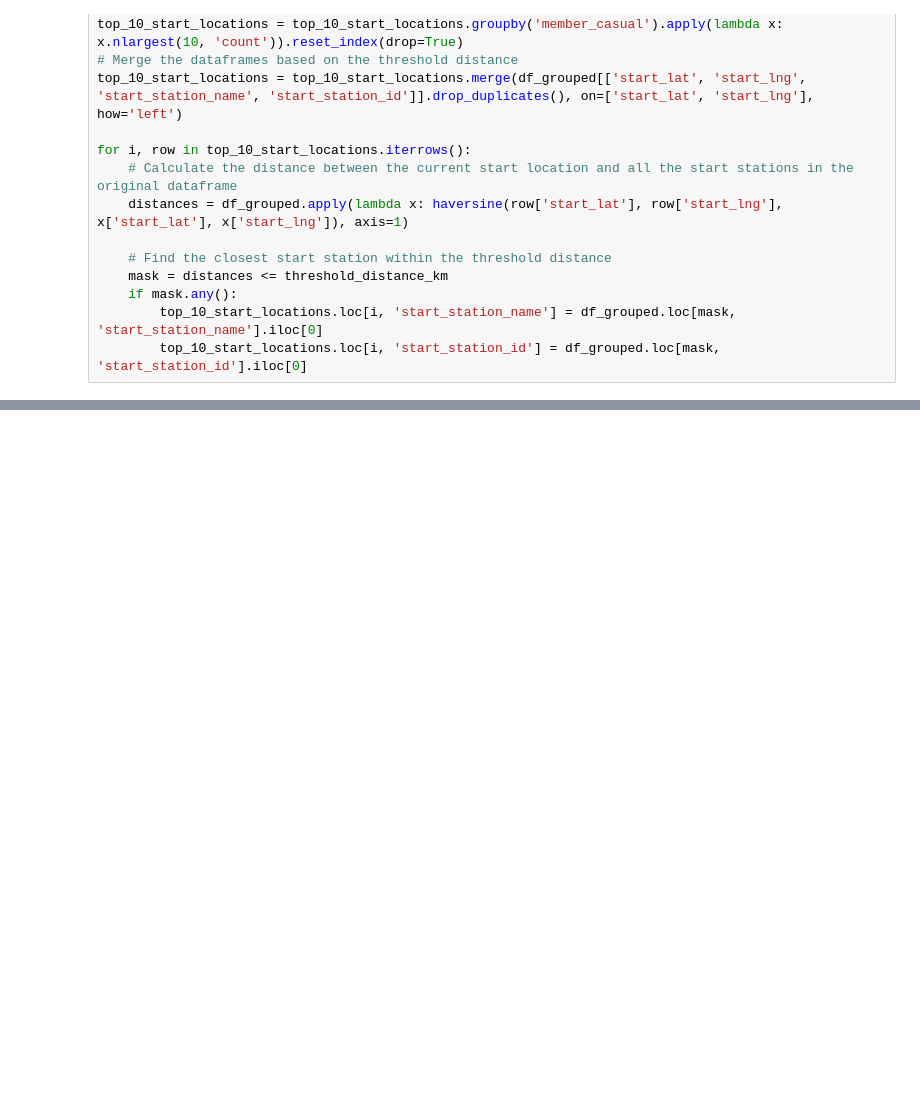
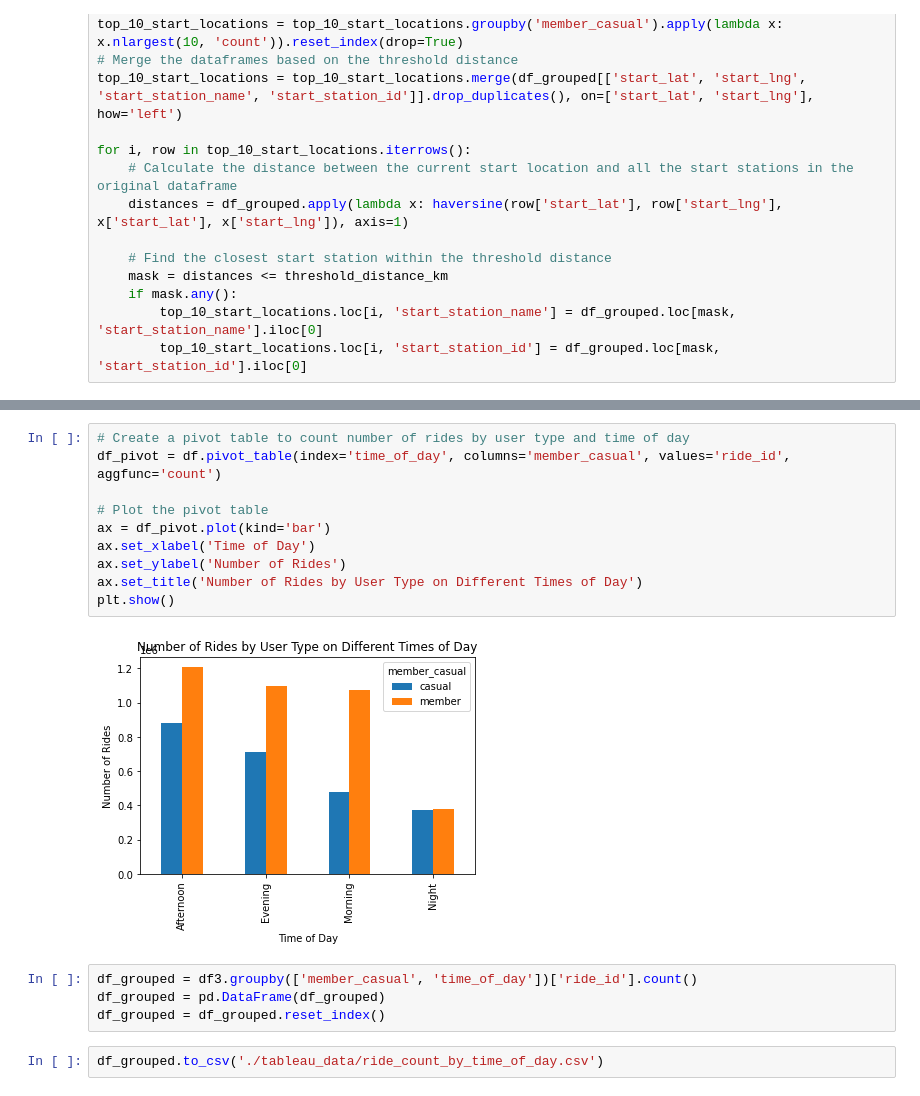
Before and after one commit to lamch0/Cyclistic-Data-Analysis-Project, a Jupyter notebook: notebook.ipynb, the cells around one changed output, grey strips where cells are left out. Saved outputs shown, nothing was run; the diff lists cells and outputs as text; blank space fills up the shorter version.

```diff
--- a/notebook.ipynb
+++ b/notebook.ipynb
@@ -529,0 +616,18 @@ top_10_start_locations.drop_duplicates()
+# %%
+# Create a pivot table to count number of rides by user type and time of day
+df_pivot = df.pivot_table(index='time_of_day', columns='member_casual', values='ride_id', aggfunc='count')
+
+# Plot the pivot table
+ax = df_pivot.plot(kind='bar')
+ax.set_xlabel('Time of Day')
+ax.set_ylabel('Number of Rides')
+ax.set_title('Number of Rides by User Type on Different Times of Day')
+plt.show()
+# %% [output]
+[figure, added]
+# %%
+df_grouped = df3.groupby(['member_casual', 'time_of_day'])['ride_id'].count()
+df_grouped = pd.DataFrame(df_grouped)
+df_grouped = df_grouped.reset_index()
+# %%
+df_grouped.to_csv('./tableau_data/ride_count_by_time_of_day.csv')
```
Also changed, not shown: parts of 29 cells of this notebook.
